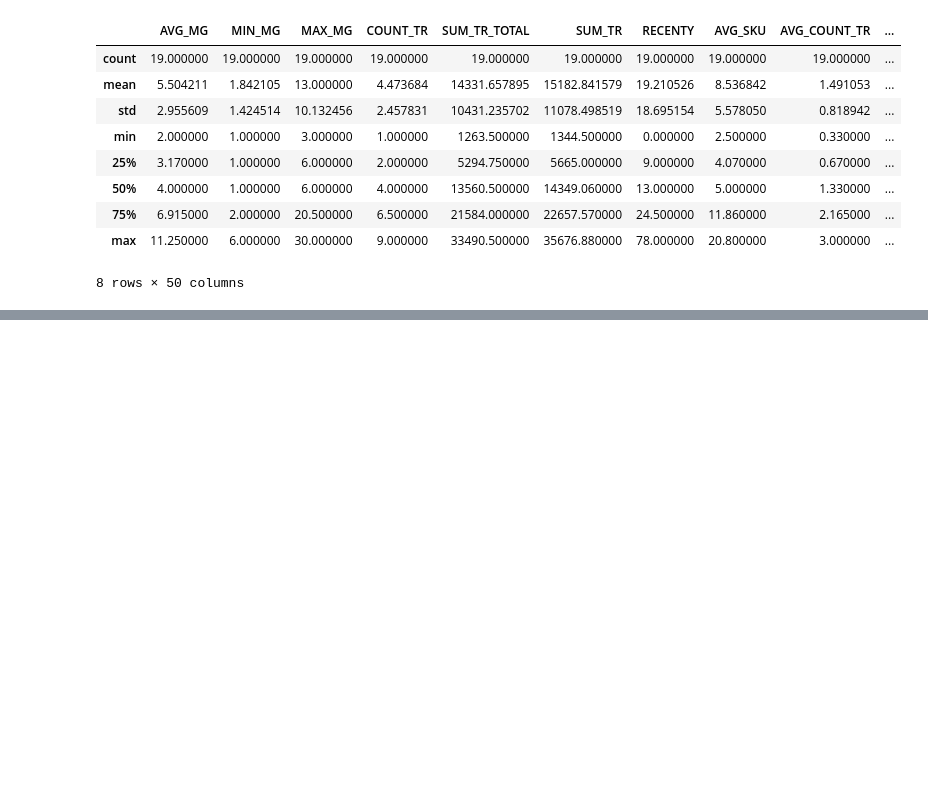
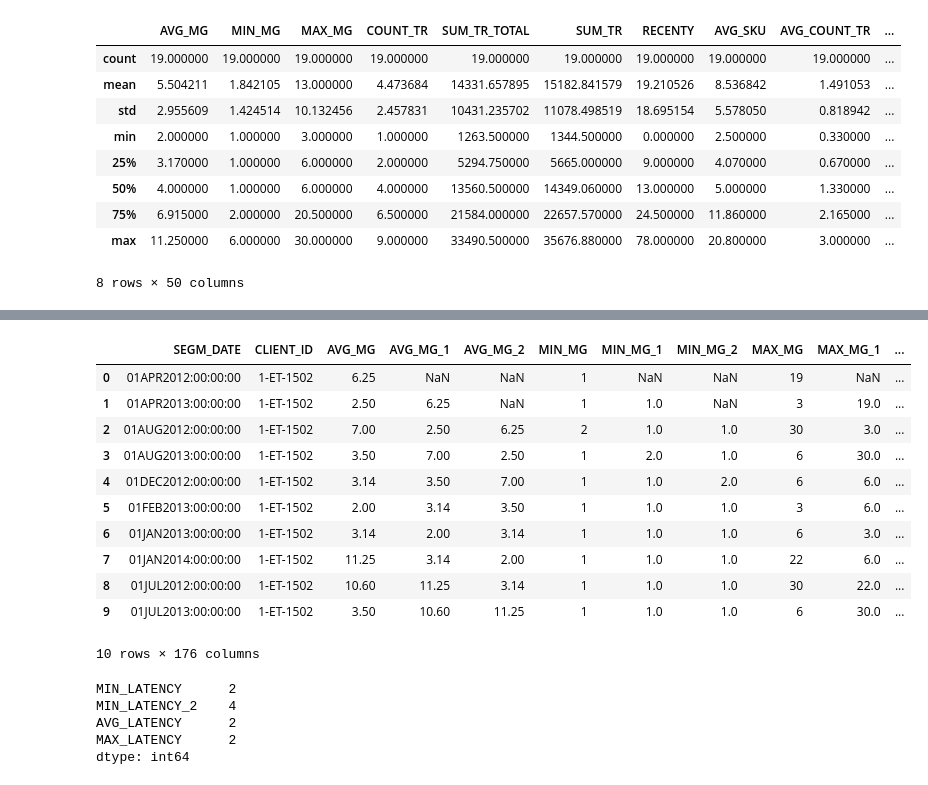
Before and after one commit to XlordPlay/alfa_test, a Jupyter notebook: task1/notebooks/add_columns.ipynb, the cells around one changed output, grey strips where cells are left out. Saved outputs shown, nothing was run; the diff lists cells and outputs as text; code cells hidden in the pictures; blank space fills up the shorter version.

Commit message:
aupdate task1 notebook

```diff
--- a/task1/notebooks/add_columns.ipynb
+++ b/task1/notebooks/add_columns.ipynb
@@ -107,0 +51,3 @@ memory usage: 2.0+ MB
+# %%
+update_df = pd.read_csv("/home/xlordplay/alfa_test_tasks/alfa_test/data/data_prep_transforme.csv")
+update_df.info()
@@ -107,0 +73,24 @@ memory usage: 2.0+ MB
+# %%
+update_df.head(10)
+# %% [output]
+|  | SEGM_DATE | CLIENT_ID | AVG_MG | AVG_MG_1 | AVG_MG_2 | MIN_MG | MIN_MG_1 | MIN_MG_2 | MAX_MG | MAX_MG_1 | ... |
+| 0 | 01APR2012:00:00:00 | 1-ET-1502 | 6.25 | NaN | NaN | 1 | NaN | NaN | 19 | NaN | ... |
+| 1 | 01APR2013:00:00:00 | 1-ET-1502 | 2.50 | 6.25 | NaN | 1 | 1.0 | NaN | 3 | 19.0 | ... |
+| 2 | 01AUG2012:00:00:00 | 1-ET-1502 | 7.00 | 2.50 | 6.25 | 2 | 1.0 | 1.0 | 30 | 3.0 | ... |
+| 3 | 01AUG2013:00:00:00 | 1-ET-1502 | 3.50 | 7.00 | 2.50 | 1 | 2.0 | 1.0 | 6 | 30.0 | ... |
+| 4 | 01DEC2012:00:00:00 | 1-ET-1502 | 3.14 | 3.50 | 7.00 | 1 | 1.0 | 2.0 | 6 | 6.0 | ... |
+| 5 | 01FEB2013:00:00:00 | 1-ET-1502 | 2.00 | 3.14 | 3.50 | 1 | 1.0 | 1.0 | 3 | 6.0 | ... |
+| 6 | 01JAN2013:00:00:00 | 1-ET-1502 | 3.14 | 2.00 | 3.14 | 1 | 1.0 | 1.0 | 6 | 3.0 | ... |
+| 7 | 01JAN2014:00:00:00 | 1-ET-1502 | 11.25 | 3.14 | 2.00 | 1 | 1.0 | 1.0 | 22 | 6.0 | ... |
+| 8 | 01JUL2012:00:00:00 | 1-ET-1502 | 10.60 | 11.25 | 3.14 | 1 | 1.0 | 1.0 | 30 | 22.0 | ... |
+| 9 | 01JUL2013:00:00:00 | 1-ET-1502 | 3.50 | 10.60 | 11.25 | 1 | 1.0 | 1.0 | 6 | 30.0 | ... |
+10 rows × 176 columns
+# %%
+missing_values = update_df[['MIN_LATENCY','MIN_LATENCY_2', 'AVG_LATENCY', 'MAX_LATENCY']].isna().sum()
+print(missing_values)
+# %% [output]
+MIN_LATENCY      2
+MIN_LATENCY_2    4
+AVG_LATENCY      2
+MAX_LATENCY      2
+dtype: int64
```
Also changed, not shown: parts of 5 cells of this notebook.
